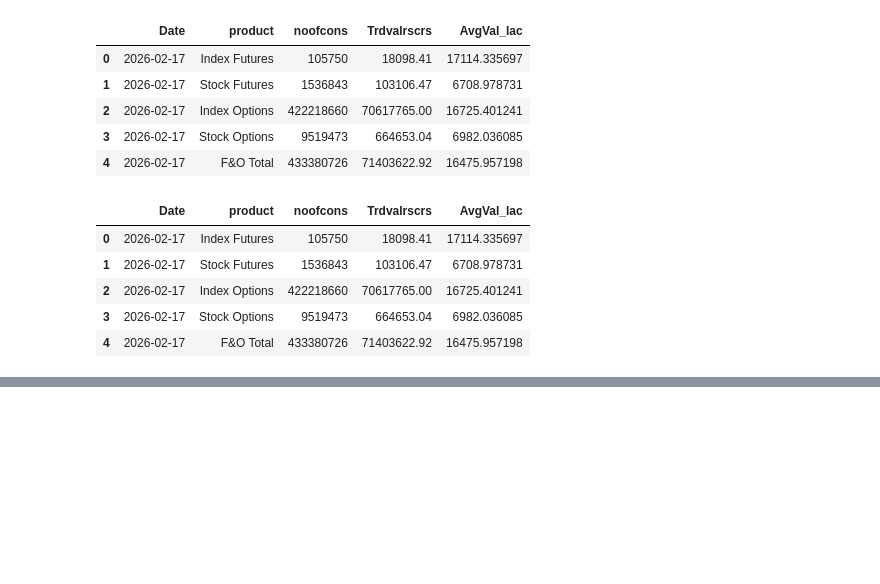
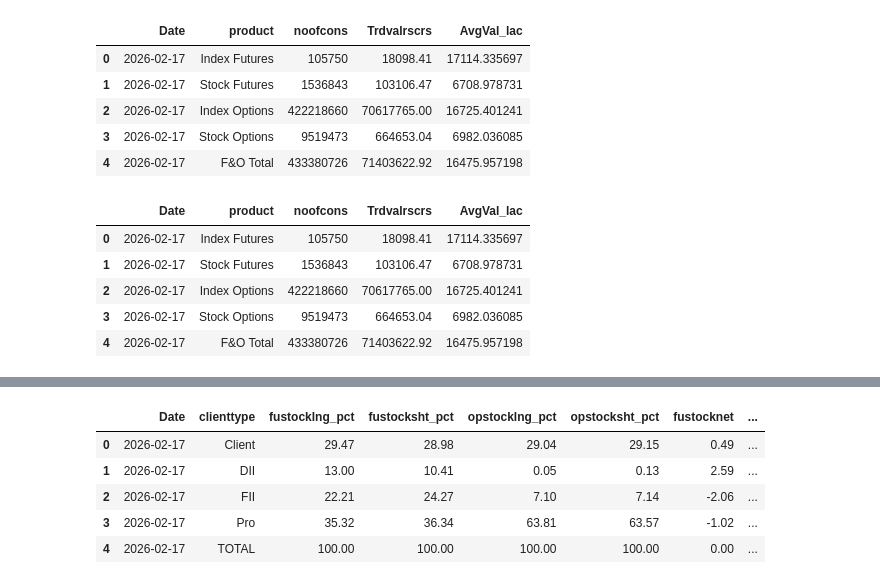
Before and after one commit to shailsun28/stockshortlisting, a Jupyter notebook: Untitled1.ipynb, the cells around one changed output, grey strips where cells are left out. Cells and saved outputs as stored; diff of their text form; code cells hidden in the pictures; blank space fills up the shorter version.

```diff
--- a/Untitled1.ipynb
+++ b/Untitled1.ipynb
@@ -812,0 +899,9 @@ fno.head()
+# %%
+vol_fnostock_amt.head()
+# %% [output]
+|  | Date | clienttype | fustocklng_pct | fustocksht_pct | opstocklng_pct | opstocksht_pct | fustocknet | ... |
+| 0 | 2026-02-17 | Client | 29.47 | 28.98 | 29.04 | 29.15 | 0.49 | ... |
+| 1 | 2026-02-17 | DII | 13.00 | 10.41 | 0.05 | 0.13 | 2.59 | ... |
+| 2 | 2026-02-17 | FII | 22.21 | 24.27 | 7.10 | 7.14 | -2.06 | ... |
+| 3 | 2026-02-17 | Pro | 35.32 | 36.34 | 63.81 | 63.57 | -1.02 | ... |
+| 4 | 2026-02-17 | TOTAL | 100.00 | 100.00 | 100.00 | 100.00 | 0.00 | ... |
```
Also changed, not shown: parts of 4 cells of this notebook, 1 other file.
